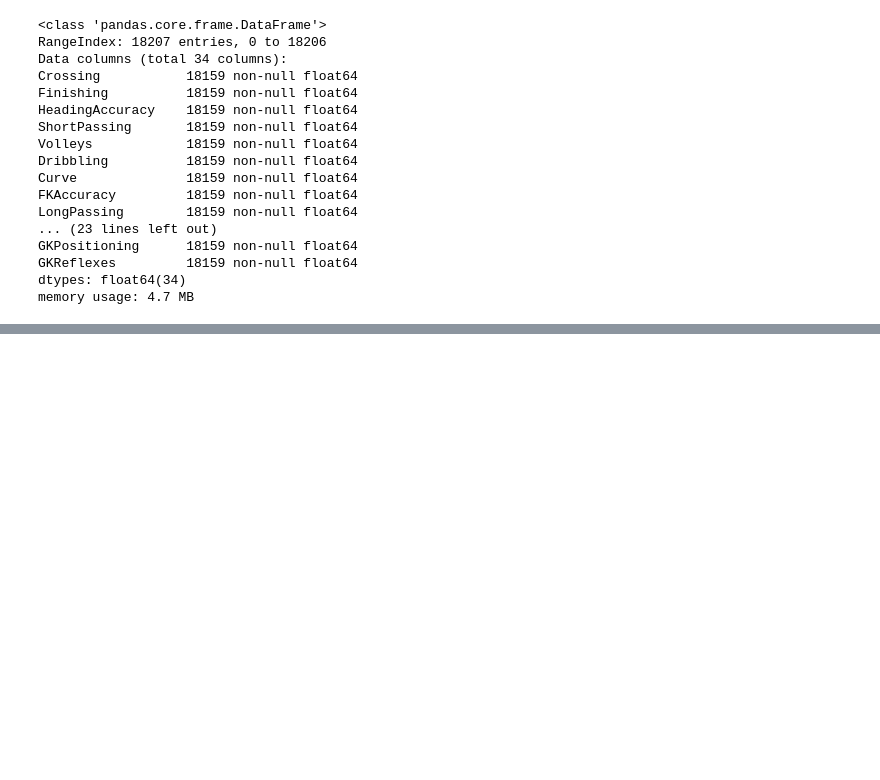
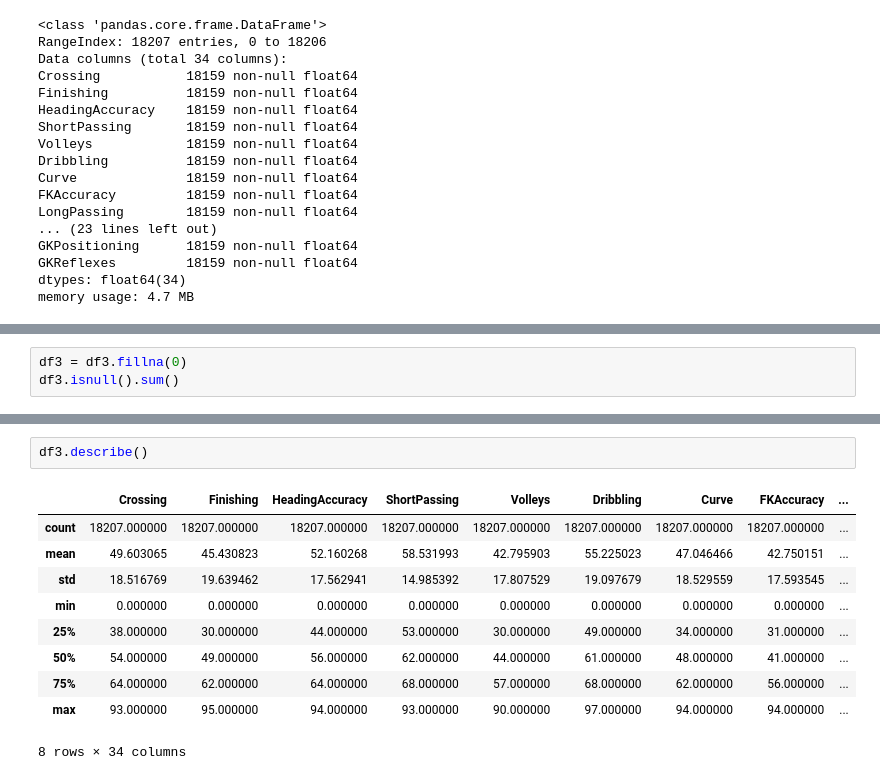
Before and after one commit to fifa-19-player-stats/data, a Jupyter notebook: FIFA19.ipynb, the cells around one changed output, grey strips where cells are left out. Saved outputs shown, nothing was run; the diff lists cells and outputs as text; blank space fills up the shorter version.

```diff
--- a/FIFA19.ipynb
+++ b/FIFA19.ipynb
@@ -301,0 +348,3 @@ memory usage: 4.7 MB
+# %%
+df3 = df3.fillna(0)
+df3.isnull().sum()
@@ -301,0 +379,13 @@ memory usage: 4.7 MB
+# %%
+df3.describe()
+# %% [output]
+|  | Crossing | Finishing | HeadingAccuracy | ShortPassing | Volleys | Dribbling | Curve | FKAccuracy | ... |
+| count | 18207.000000 | 18207.000000 | 18207.000000 | 18207.000000 | 18207.000000 | 18207.000000 | 18207.000000 | 18207.000000 | ... |
+| mean | 49.603065 | 45.430823 | 52.160268 | 58.531993 | 42.795903 | 55.225023 | 47.046466 | 42.750151 | ... |
+| std | 18.516769 | 19.639462 | 17.562941 | 14.985392 | 17.807529 | 19.097679 | 18.529559 | 17.593545 | ... |
+| min | 0.000000 | 0.000000 | 0.000000 | 0.000000 | 0.000000 | 0.000000 | 0.000000 | 0.000000 | ... |
+| 25% | 38.000000 | 30.000000 | 44.000000 | 53.000000 | 30.000000 | 49.000000 | 34.000000 | 31.000000 | ... |
+| 50% | 54.000000 | 49.000000 | 56.000000 | 62.000000 | 44.000000 | 61.000000 | 48.000000 | 41.000000 | ... |
+| 75% | 64.000000 | 62.000000 | 64.000000 | 68.000000 | 57.000000 | 68.000000 | 62.000000 | 56.000000 | ... |
+| max | 93.000000 | 95.000000 | 94.000000 | 93.000000 | 90.000000 | 97.000000 | 94.000000 | 94.000000 | ... |
+8 rows × 34 columns
```
Also changed, not shown: parts of 10 cells of this notebook.
